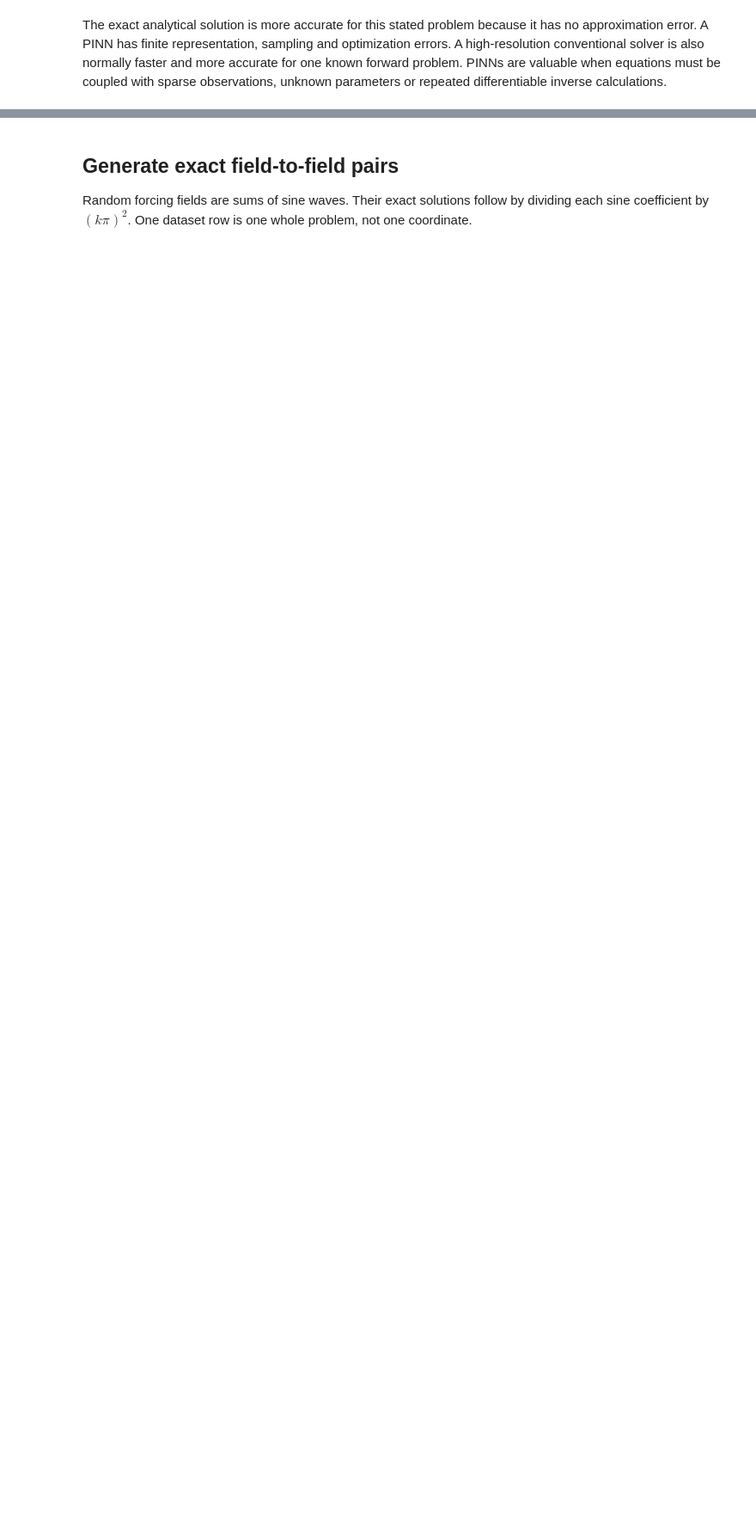
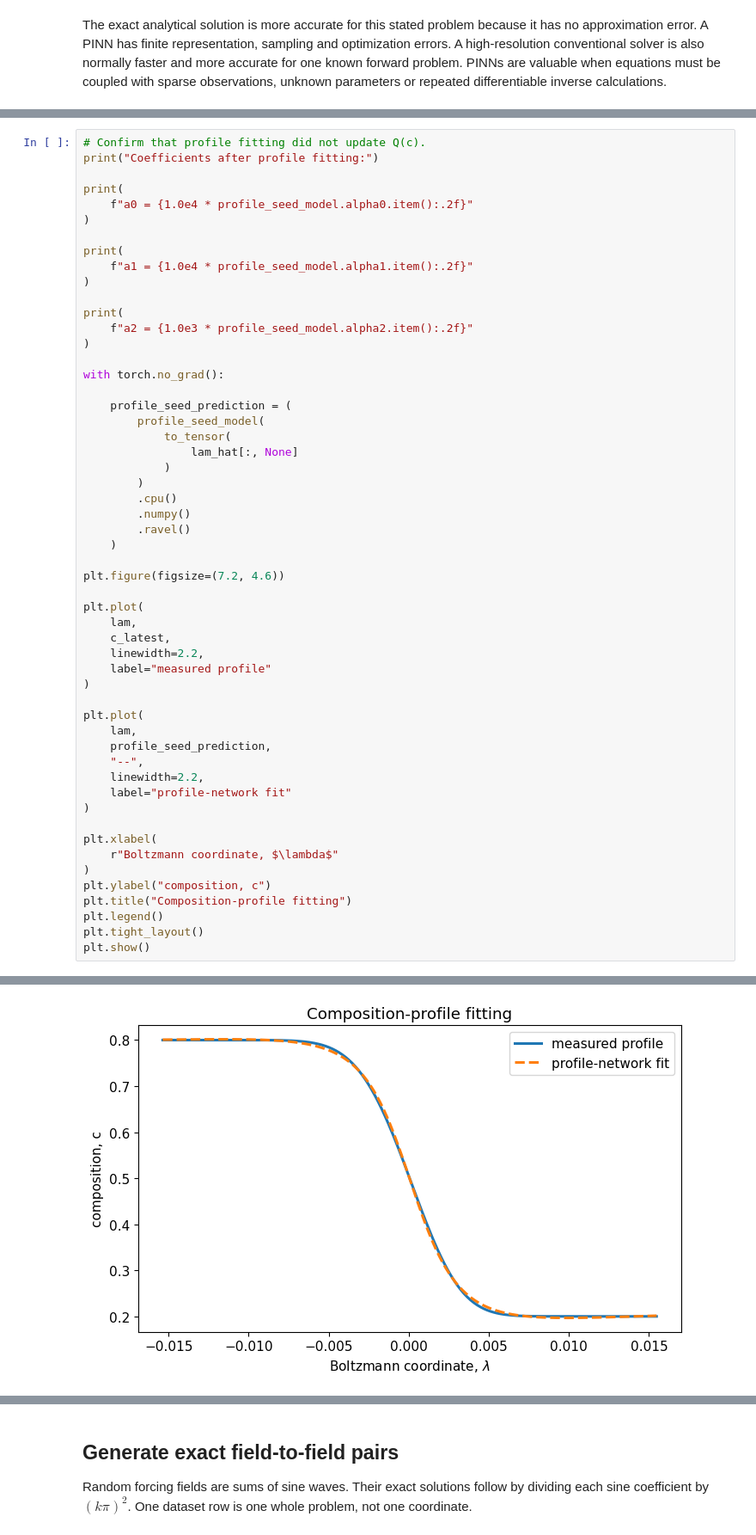
Before and after one commit to sai-mat-group/ai-ml-for-materials-2026, a Jupyter notebook: notebooks/04-OLS_NN_PINN_FNO_PINO/04-updated_OLS_NN_PINN_FNO_PINO.ipynb, the cells around one changed output, grey strips where cells are left out. Shown at 86% size. Drawn from its saved outputs; the diff is of its cells as text; blank space fills up the shorter version.

```diff
--- a/notebooks/04-revised_OLS_NN_PINN_FNO_PINO.ipynb
+++ b/notebooks/04-OLS_NN_PINN_FNO_PINO/04-updated_OLS_NN_PINN_FNO_PINO.ipynb
@@ -3340,0 +3220,55 @@ The correct conclusion is conditional: the recovered curve is selected by the ob
+# %%
+# Confirm that profile fitting did not update Q(c).
+print("Coefficients after profile fitting:")
+
+print(
+    f"a0 = {1.0e4 * profile_seed_model.alpha0.item():.2f}"
+)
+
+print(
+    f"a1 = {1.0e4 * profile_seed_model.alpha1.item():.2f}"
+)
+
+print(
+    f"a2 = {1.0e3 * profile_seed_model.alpha2.item():.2f}"
+)
+
+with torch.no_grad():
+
+    profile_seed_prediction = (
+        profile_seed_model(
+            to_tensor(
+                lam_hat[:, None]
+            )
+        )
+        .cpu()
+        .numpy()
+        .ravel()
+    )
+
+plt.figure(figsize=(7.2, 4.6))
+
+plt.plot(
+    lam,
+    c_latest,
+    linewidth=2.2,
+    label="measured profile"
+)
+
+plt.plot(
+    lam,
+    profile_seed_prediction,
+    "--",
+    linewidth=2.2,
+    label="profile-network fit"
+)
+
+plt.xlabel(
+    r"Boltzmann coordinate, $\lambda$"
+)
+plt.ylabel("composition, c")
+plt.title("Composition-profile fitting")
+plt.legend()
+plt.tight_layout()
+plt.show()
+# %% [output]
@@ -3340,0 +3279 @@ The correct conclusion is conditional: the recovered curve is selected by the ob
+[figure, added]
```
Also changed, not shown: parts of 91 cells of this notebook, 1 other file.
